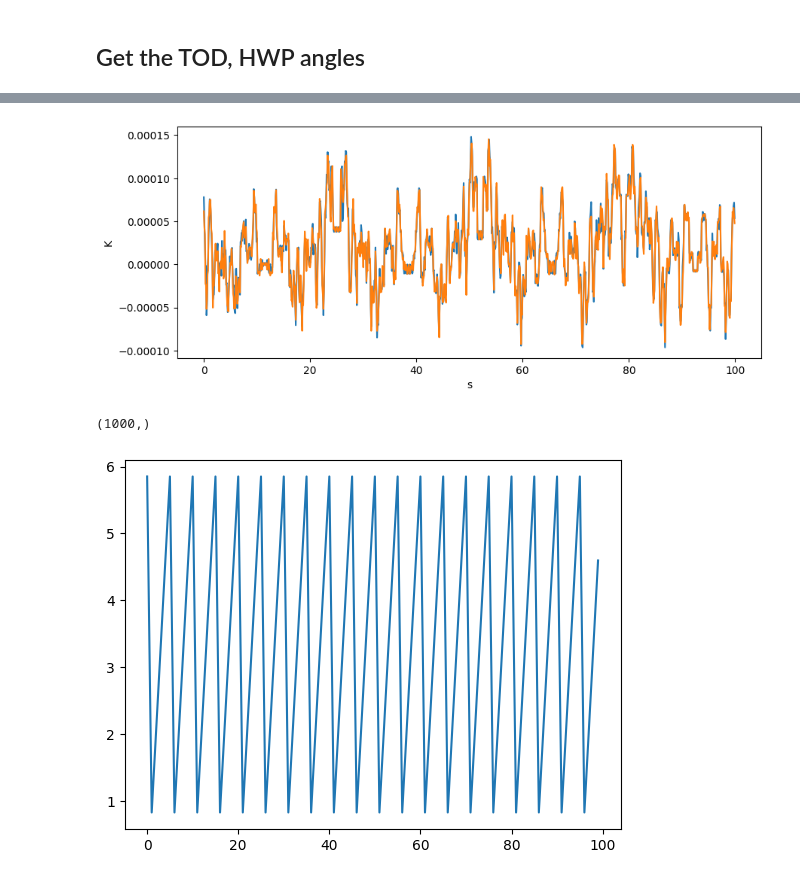
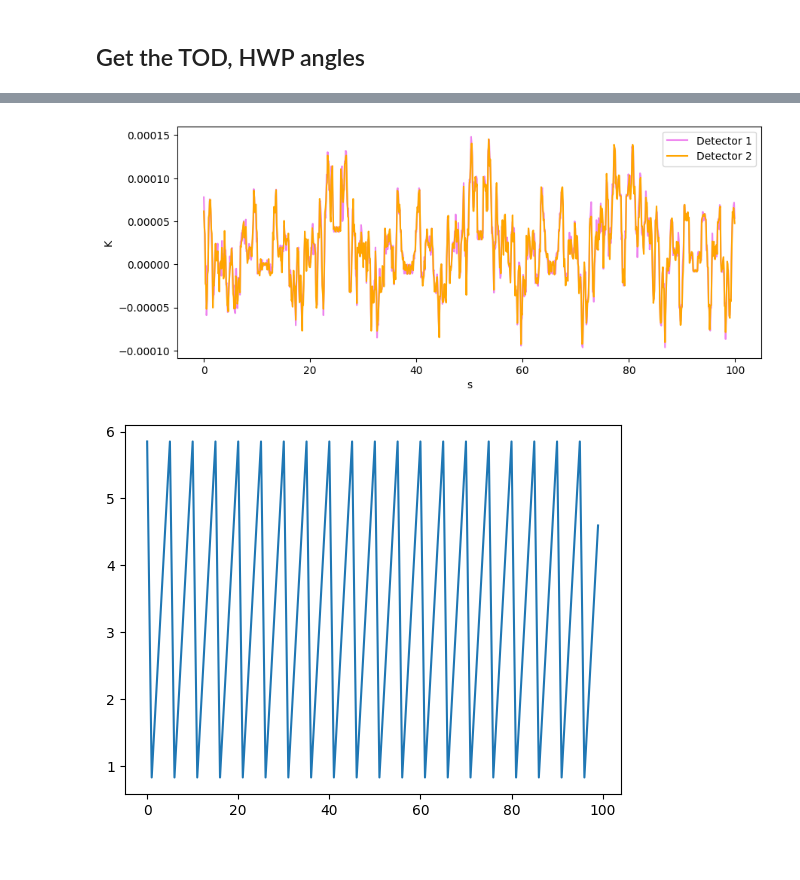
Before and after one commit to binhola/binkathon, a Jupyter notebook: mapmaking-300326-starting.ipynb, the cells around one changed output, grey strips where cells are left out. Saved outputs shown, nothing was run; the diff lists cells and outputs as text; code cells hidden in the pictures.

```diff
--- a/mapmaking-300326-starting.ipynb
+++ b/mapmaking-300326-starting.ipynb
@@ -21,18 +66,15 @@ quarternion = obs.get_boresight_quaternions()
 # %%
 plt.figure(figsize=(10,4))
-plt.plot(time, tod[0])
-plt.plot(time, tod[1])
+plt.plot(time, tod[0], color="violet", label="Detector 1")
+plt.plot(time, tod[1], color="orange", label="Detector 2")
 
 plt.xlabel("s")
 plt.ylabel(r"K")
+plt.legend()
 plt.show()
 plt.close()
 # %% [output]
-[figure, old version]
+[figure, new version]
-# %%
-hwp_angles.shape
-# %% [output]
-(1000,)
 # %%
 plt.figure()
 plt.plot(hwp_angles[:100])
```
Also changed, not shown: parts of 8 cells of this notebook.
